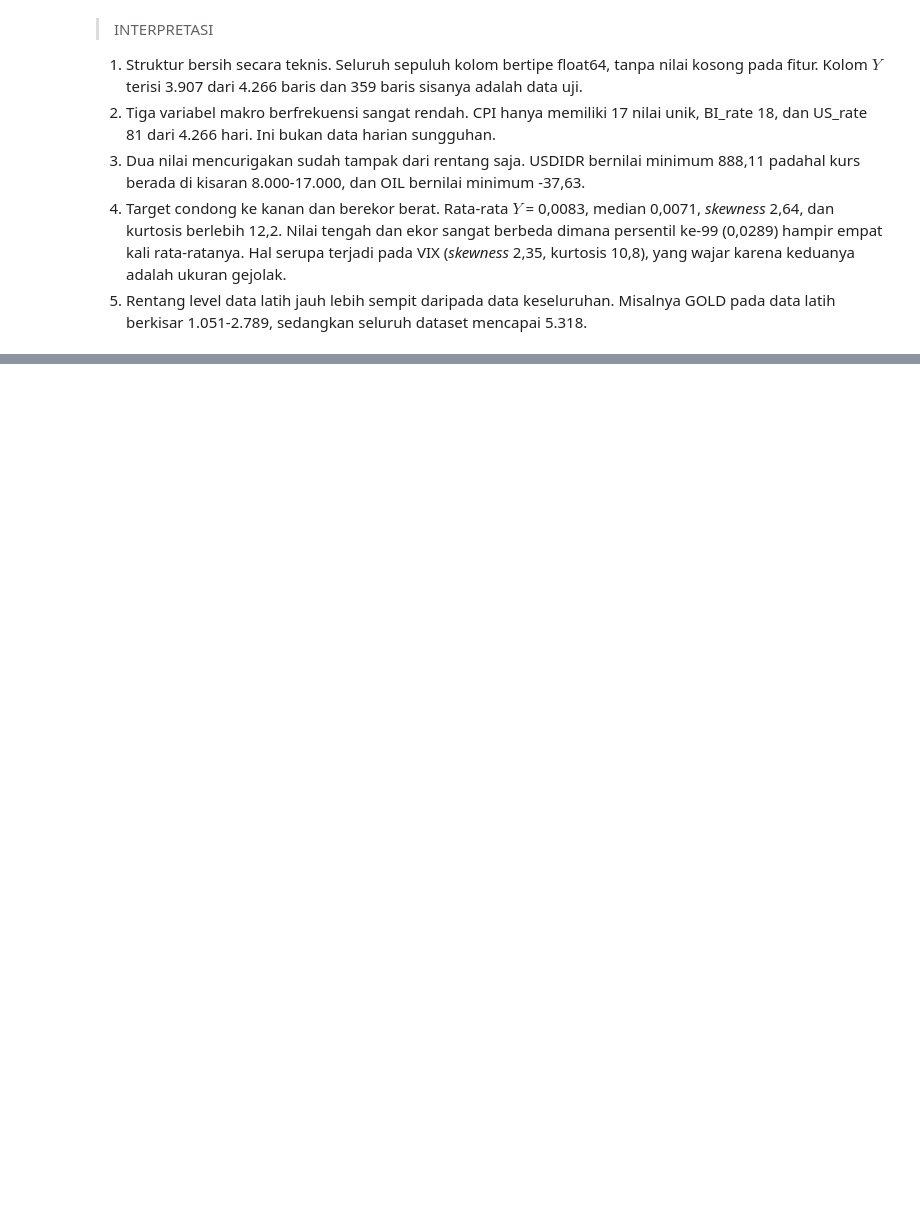
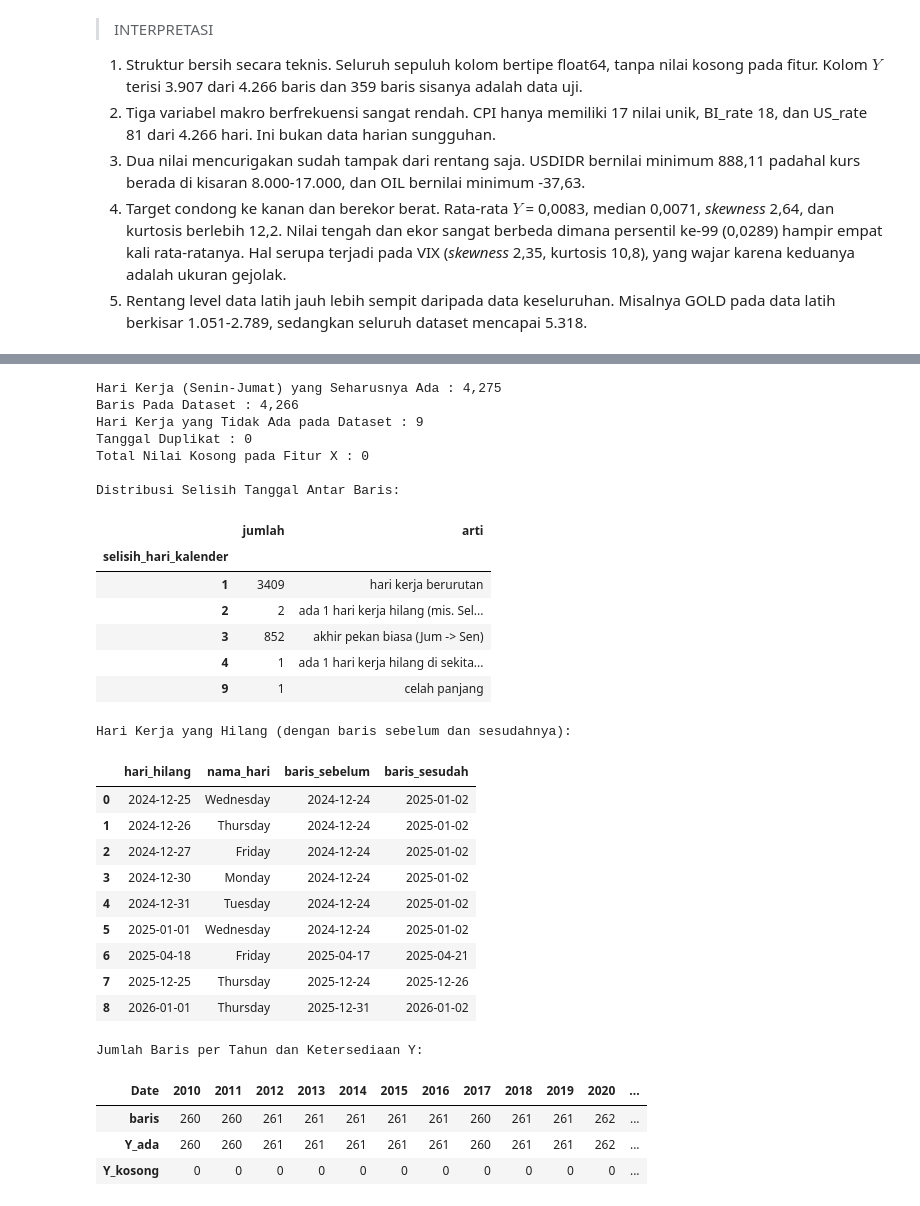
Before and after one commit to g3raldatsc/inception2026, a Jupyter notebook: Notebook/2_data_understanding.ipynb, the cells around one changed output, grey strips where cells are left out. Cells and saved outputs as stored; diff of their text form; code cells hidden in the pictures; blank space fills up the shorter version.

```diff
--- a/Notebook/2_data_understanding.ipynb
+++ b/Notebook/2_data_understanding.ipynb
@@ -164,0 +169,58 @@ Statistik Deskriptif Data Latih (2010-2024):
+# %%
+full_bdays = pd.bdate_range(df.index.min(), df.index.max())
+missing_bdays = full_bdays.difference(df.index)
+
+print(f"Hari Kerja (Senin-Jumat) yang Seharusnya Ada : {len(full_bdays):,}")
+print(f"Baris Pada Dataset : {len(df):,}")
+print(f"Hari Kerja yang Tidak Ada pada Dataset : {len(missing_bdays):,}")
+print(f"Tanggal Duplikat : {df.index.duplicated().sum()}")
+print(f"Total Nilai Kosong pada Fitur X : {int(df.drop(columns=TARGET).isna().sum().sum())}")
+
+gap = df.index.to_series().diff().dt.days.dropna().astype(int)
+gap_tbl = gap.value_counts().sort_index().rename_axis("selisih_hari_kalender").to_frame("jumlah")
+gap_tbl["arti"] = gap_tbl.index.map({1: "hari kerja berurutan", 2: "ada 1 hari kerja hilang (mis. Sel/Rab/Kam)", 3: "akhir pekan biasa (Jum -> Sen)", 4: "ada 1 hari kerja hilang di sekitar akhir pekan"}).fillna("celah panjang")
+print("\nDistribusi Selisih Tanggal Antar Baris:")
+display(gap_tbl)
+
+print("\nHari Kerja yang Hilang (dengan baris sebelum dan sesudahnya):")
+ctx = []
+for d in missing_bdays:
+    prev_d = df.index[df.index < d].max(); next_d = df.index[df.index > d].min()
+    ctx.append({"hari_hilang": d.date(), "nama_hari": d.day_name(), "baris_sebelum": prev_d.date(), "baris_sesudah": next_d.date()})
+display(pd.DataFrame(ctx))
+
+per_year = df.groupby(df.index.year).agg(baris=(TARGET, "size"), Y_ada=(TARGET, "count"))
+per_year["Y_kosong"] = per_year["baris"] - per_year["Y_ada"]
+print("\nJumlah Baris per Tahun dan Ketersediaan Y:")
+display(per_year.T)
+# %% [output]
+Hari Kerja (Senin-Jumat) yang Seharusnya Ada : 4,275
+Baris Pada Dataset : 4,266
+Hari Kerja yang Tidak Ada pada Dataset : 9
+Tanggal Duplikat : 0
+Total Nilai Kosong pada Fitur X : 0
+
+Distribusi Selisih Tanggal Antar Baris:
+|  | jumlah | arti |
+| selisih_hari_kalender |  |  |
+| 1 | 3409 | hari kerja berurutan |
+| 2 | 2 | ada 1 hari kerja hilang (mis. Sel... |
+| 3 | 852 | akhir pekan biasa (Jum -> Sen) |
+| 4 | 1 | ada 1 hari kerja hilang di sekita... |
+| 9 | 1 | celah panjang |
+Hari Kerja yang Hilang (dengan baris sebelum dan sesudahnya):
+|  | hari_hilang | nama_hari | baris_sebelum | baris_sesudah |
+| 0 | 2024-12-25 | Wednesday | 2024-12-24 | 2025-01-02 |
+| 1 | 2024-12-26 | Thursday | 2024-12-24 | 2025-01-02 |
+| 2 | 2024-12-27 | Friday | 2024-12-24 | 2025-01-02 |
+| 3 | 2024-12-30 | Monday | 2024-12-24 | 2025-01-02 |
+| 4 | 2024-12-31 | Tuesday | 2024-12-24 | 2025-01-02 |
+| 5 | 2025-01-01 | Wednesday | 2024-12-24 | 2025-01-02 |
+| 6 | 2025-04-18 | Friday | 2025-04-17 | 2025-04-21 |
+| 7 | 2025-12-25 | Thursday | 2025-12-24 | 2025-12-26 |
+| 8 | 2026-01-01 | Thursday | 2025-12-31 | 2026-01-02 |
+Jumlah Baris per Tahun dan Ketersediaan Y:
+| Date | 2010 | 2011 | 2012 | 2013 | 2014 | 2015 | 2016 | 2017 | 2018 | 2019 | 2020 | ... |
+| baris | 260 | 260 | 261 | 261 | 261 | 261 | 261 | 260 | 261 | 261 | 262 | ... |
+| Y_ada | 260 | 260 | 261 | 261 | 261 | 261 | 261 | 260 | 261 | 261 | 262 | ... |
+| Y_kosong | 0 | 0 | 0 | 0 | 0 | 0 | 0 | 0 | 0 | 0 | 0 | ... |
```
Also changed, not shown: parts of 2 cells of this notebook.
